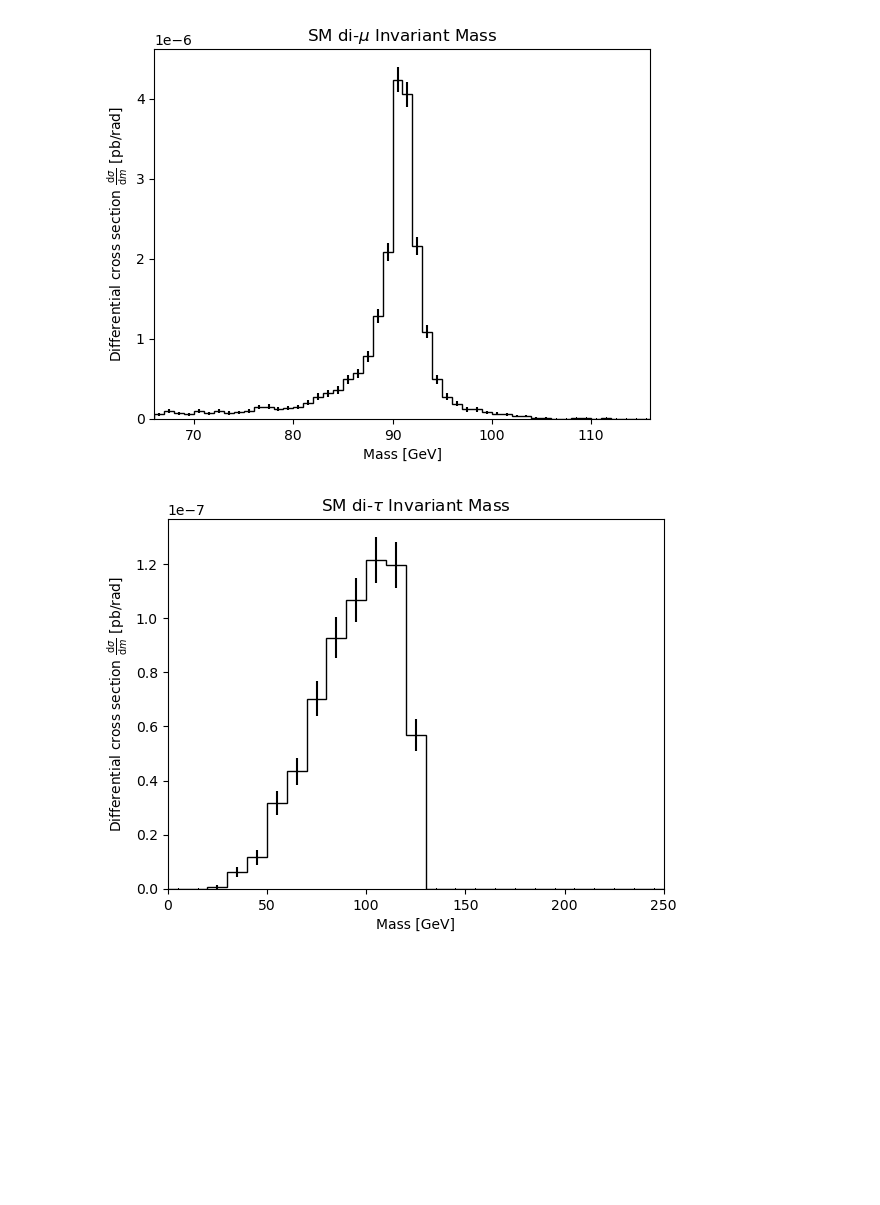
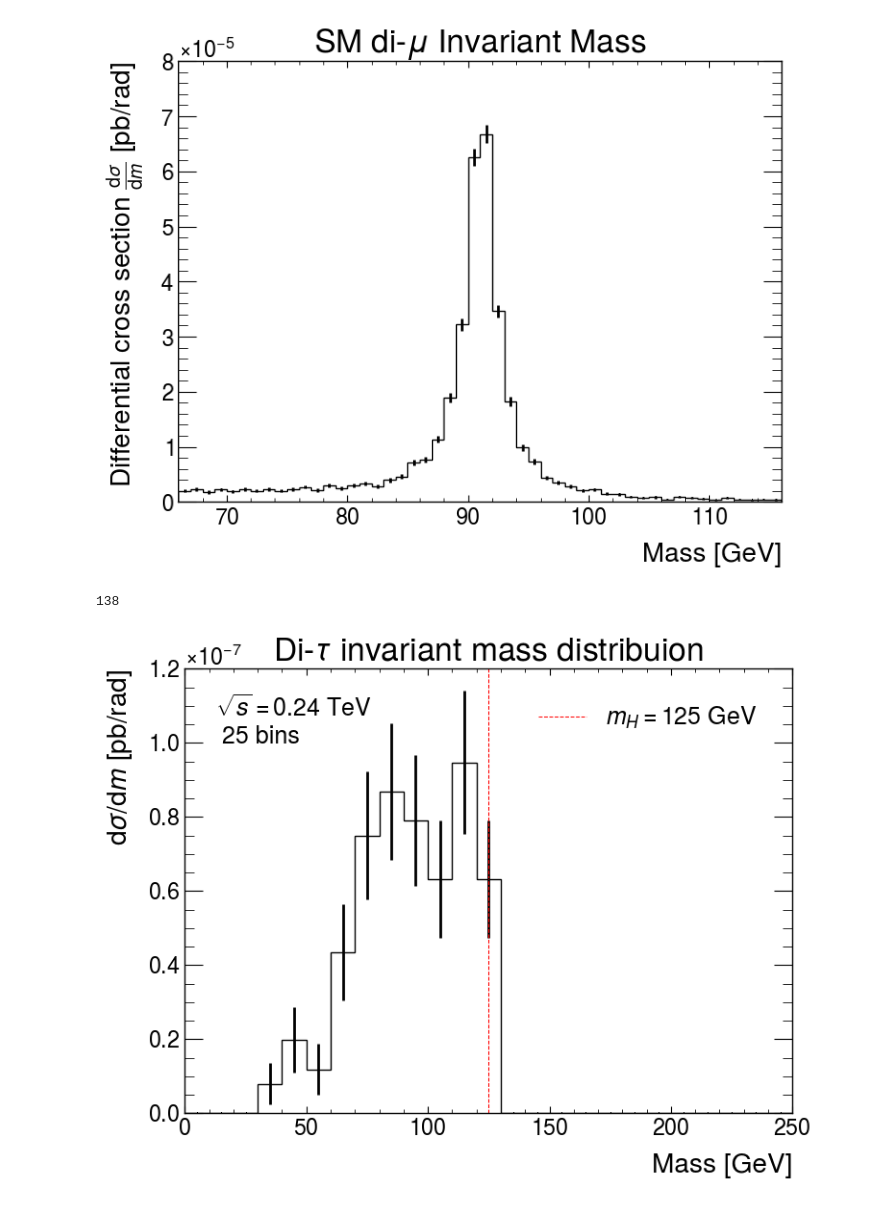
Before and after one commit to Arun-Atwal/ee_zh_final_analysis, a Jupyter notebook: inv_mass_plots.ipynb, the cells around one changed output. Drawn from its saved outputs; the diff is of its cells as text; code cells hidden in the pictures; blank space fills up the shorter version.

```diff
--- a/inv_mass_plots.ipynb
+++ b/inv_mass_plots.ipynb
@@ -5,11 +5,20 @@ import matplotlib.pyplot as plt
 import awkward as ak
 import math
 import numpy as np
+import mplhep as hep
+
+# hep.style.use(hep.style.ROOT)
+hep.style.use("ATLAS")
 
 # Open the .root file and extract the tau data
 # tree = uproot.open('../../Delphes/HepMC2_Outputs/ee_zh_basic.root:Delphes')
 # tree = uproot.open('../../Delphes/HepMC2_Outputs/ee_zh_basic_sarah.root:Delphes')
-tree = uproot.open('../../Final_Samples/delphes_ee_zh_mumutautau_sm_PDFs_50000events_230224_Run1.root:Delphes')
+# tree = uproot.open('../../Final_Samples/delphes_ee_zh_mumutautau_sm_PDFs_50000events_230224_Run1.root:Delphes')
+# events = tree.arrays(['Event.Weight','Muon_size','Muon.PT','Muon.Eta','Muon.Phi', 'Muon.Charge',
+#                      'Jet_size', 'Jet.PT', 'Jet.Eta', 'Jet.Phi', 'Jet.TauTag', 'Jet.Charge', 'Jet.Mass',
+#                      'MissingET.MET', 'MissingET.Eta', 'MissingET.Phi'])
+
+tree = uproot.open('../../Final_Samples/SM_100000_300424_Run1.root:Delphes')
 events = tree.arrays(['Event.Weight','Muon_size','Muon.PT','Muon.Eta','Muon.Phi', 'Muon.Charge',
                      'Jet_size', 'Jet.PT', 'Jet.Eta', 'Jet.Phi', 'Jet.TauTag', 'Jet.Charge', 'Jet.Mass',
                      'MissingET.MET', 'MissingET.Eta', 'MissingET.Phi'])
@@ -33,5 +46,5 @@ all_muons = vector.zip({'pt':events['Muon.PT'],'eta':events['Muon.Eta'],
 # %%
-def histogram(data, weights, bins, colour, range, plot = True):
+def histogram(data, weights, bins, colour, range, plot = True, label = None):
     """Unfortunately, plt.hist does not support error bars, so we have to use plt.errorbar
     using manual inputs from np.histogram"""
     bin_width = (range[1]-range[0])/bins
@@ -39,7 +52,7 @@ def histogram(data, weights, bins, colour, range, plot = True):
     nphisto = np.histogram(data, bins=bins, range = range, weights=[i[0] for i in weights])
     err = np.histogram(data, bins=bins, range = range, weights=[i[0]**2 for i in weights])
     if plot:
-        plt.hist(data, bins=bins, histtype='step', range = range, color=colour, weights=weights)
+        plt.hist(data, bins=bins, histtype='step', range = range, color=colour, weights=weights, label = label)
         plt.errorbar(nphisto[1][:-1]+((range[1]-range[0])/(2*bins)), nphisto[0], yerr=np.sqrt(err[0]), fmt=',', color=colour)
         plt.xlim(range)
         plt.axhline(0, color = 'k', linestyle='--',linewidth = 0.5)
@@ -113,7 +126,7 @@ plt.xlabel(r"Mass [GeV]")
 plt.ylabel(r'Differential cross section $\frac{\mathrm{d}\sigma}{\mathrm{d}m}$ [pb/rad]')
 plt.savefig("dimuon_mass_uncut.png")
 # %% [output]
-[figure, old version]
+[figure, new version]
 # %%
 """Apply some 4 vector cuts to tau and muon candidates"""
 taus = filter_taus(jets[ditau_mask])
@@ -157,12 +173,18 @@ weights = ditau_events['Event.Weight'] / len(events)
 # %%
 ditau_mass = (taus[:,0]+taus[:,1]).mass
 histogram(ditau_mass, weights, 25, 'k', (0, 250), plot = True)
-plt.title(r"SM di-$\tau$ Invariant Mass")
+plt.title(r"Di-$\tau$ invariant mass distribuion")
 plt.xlabel(r"Mass [GeV]")
-plt.ylabel(r'Differential cross section $\frac{\mathrm{d}\sigma}{\mathrm{d}m}$ [pb/rad]')
+plt.ylabel(r'$\mathrm{d}\sigma / \mathrm{d}m$ [pb/rad]')
+plt.axvline(125, color = 'r', linestyle='--',linewidth = 0.75, label = r'$m_H = 125$ GeV')
+plt.text(0.2, 0.8, r'$\sqrt{s} = 0.24$ TeV' + '\n 25 bins', fontsize=18, transform=plt.gcf().transFigure)
+plt.legend(fontsize = 18)
 plt.savefig("ditau_mass_cut.png")
+plt.savefig("ditau_mass_cut.pdf")
+print(len(ditau_mass))
 # %% [output]
+138
-[figure, old version]
+[figure, new version]
 # %%
 met = vector.zip({'pt':events['MissingET.MET'],'eta':events['MissingET.Eta'],
                    'phi':events['MissingET.Phi'],'mass':0})
```
Also changed, not shown: parts of 6 cells of this notebook, 56 other files.
